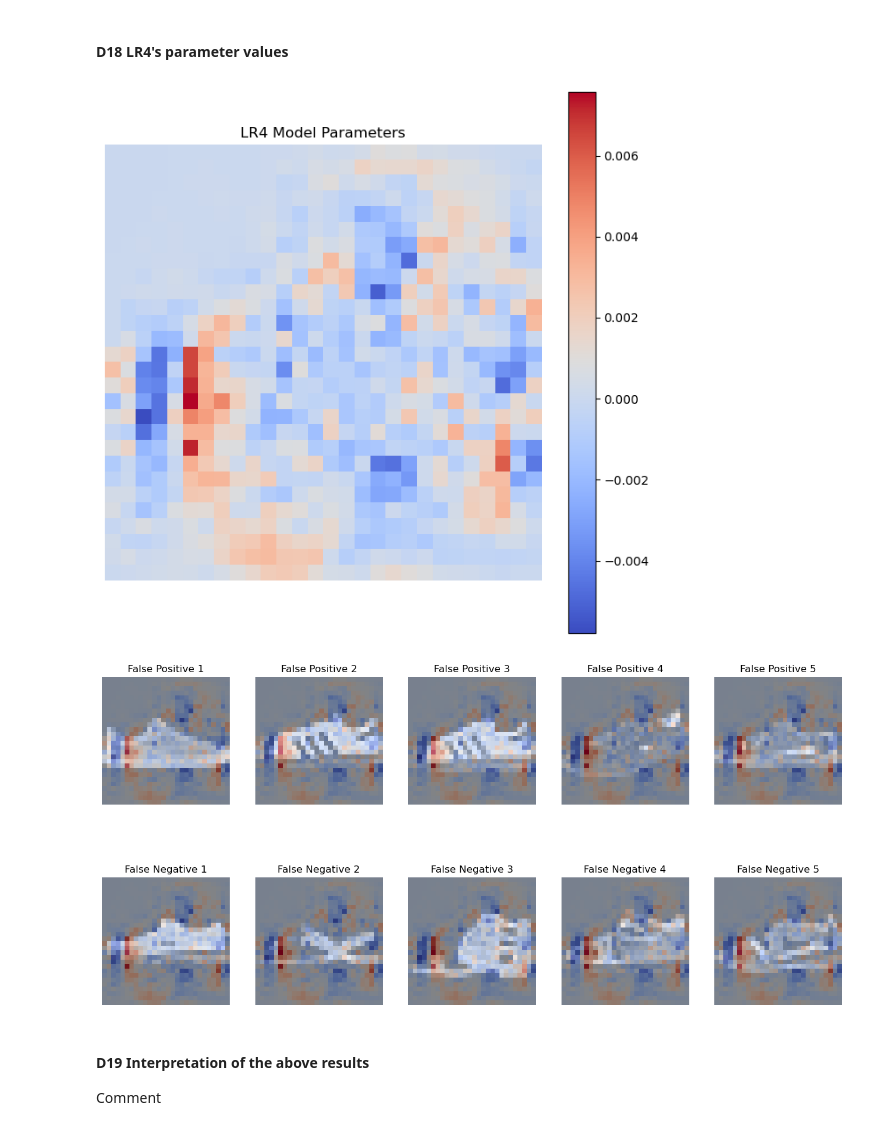
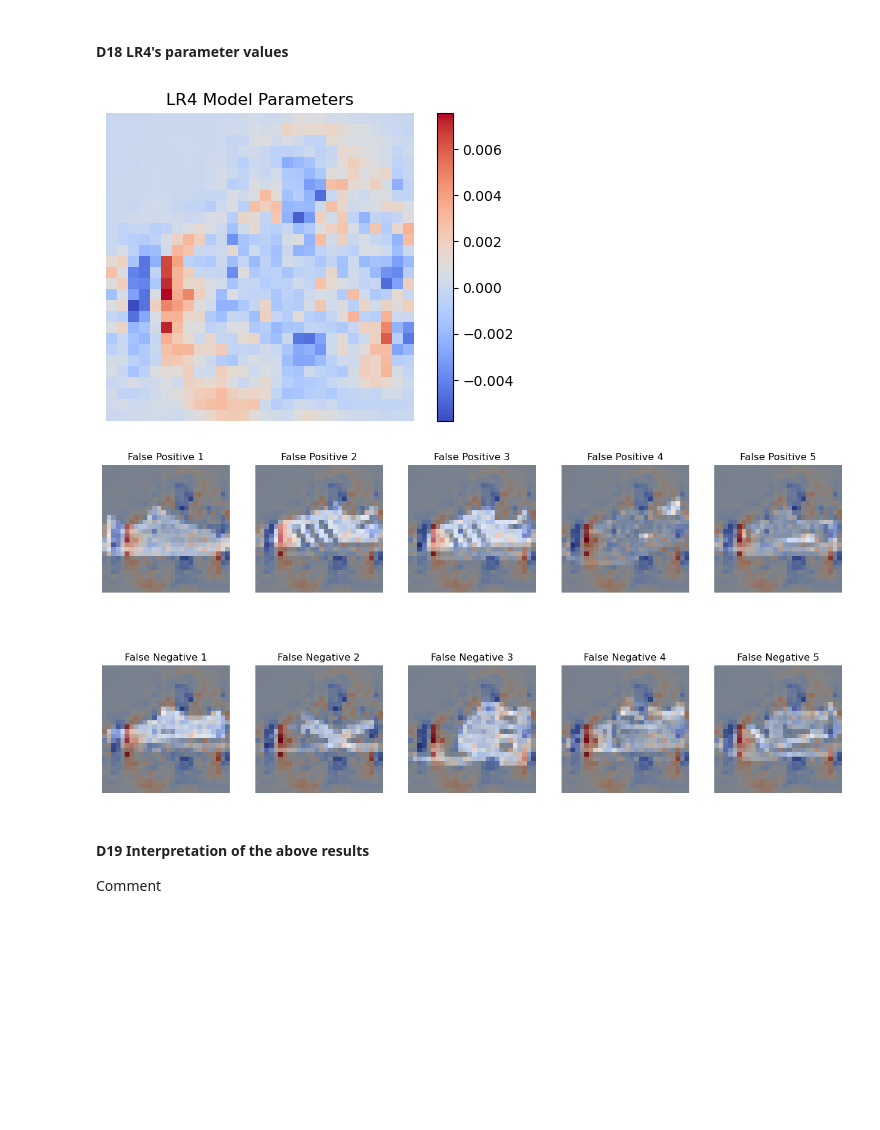
Before and after one commit to LisonLau/CITS5508-Assignments, a Jupyter notebook: Assignment 1 (15%)/assig1_23123849.ipynb, the cells around one changed output. Cells and saved outputs as stored; diff of their text form; code cells hidden in the pictures; blank space fills up the shorter version.

```diff
--- a/Assignment 1 (15%)/assig1_23123849.ipynb
+++ b/Assignment 1 (15%)/assig1_23123849.ipynb
@@ -528,9 +552,9 @@ test_x_bias = np.c_[np.ones((len(test_x), 1)), test_x]
 # Get the predictions for each model
 y_pred_lr1 = predict(theta_lr1, test_x_bias)
 y_pred_lr2 = predict(theta_lr2, test_x_bias)
-y_prob = lr_model.predict_proba(test_x)[:, 1]
-y_pred_lr3 = (y_prob >= 0.5).astype(int)
-y_pred_lr4 = (y_prob >= best_threshold).astype(int)
+y_pred_lr3 = lr_model.predict(test_x)
+y_prob_lr4 = lr_model.predict_proba(test_x)[:, 1]
+y_pred_lr4 = (y_prob_lr4 >= best_threshold).astype(int)
 y_pred_models = [y_pred_lr1, y_pred_lr2, y_pred_lr3, y_pred_lr4]
 
 print('====================================================')
@@ -608,35 +632,35 @@ Describe what kinds of mistakes the model is making?
 weights = lr_model.coef_[0]
 weight_matrix = weights.reshape(28, 28)
 
 # Plot the coefficients
-plt.figure(figsize=(8, 8))
+plt.figure(figsize=(6, 4))
 plt.imshow(weight_matrix, cmap='coolwarm')
 plt.colorbar()
 plt.title('LR4 Model Parameters')
 plt.axis('off')
 plt.show()
 
 fig, axs = plt.subplots(2, 5, figsize=(16, 8))
 
 # Plot the weights associated with false positives
 for i, idx in enumerate(fp_idx[:5]):
     fp_img = test_x.iloc[idx].values.reshape(28, 28)
     axs[0, i].imshow(fp_img, cmap='gray')
     axs[0, i].set_title(f'False Positive {i+1}')
     axs[0, i].axis('off')
     axs[0, i].imshow(weight_matrix, cmap='coolwarm', alpha=0.6)
 
 # Plot the weights associated with false negatives
 for i, idx in enumerate(fn_idx[:5]):
     fn_img = test_x.iloc[idx].values.reshape(28, 28)
     axs[1, i].imshow(fn_img, cmap='gray')
     axs[1, i].set_title(f'False Negative {i+1}')
     axs[1, i].axis('off')
     axs[1, i].imshow(weight_matrix, cmap='coolwarm', alpha=0.6)
 
 plt.show()
 # %% [output]
-[figure, old version]
+[figure, new version]
 [figure]
 # %% [markdown]
 #### D19 Interpretation of the above results
```
Also changed, not shown: parts of 10 cells of this notebook.
